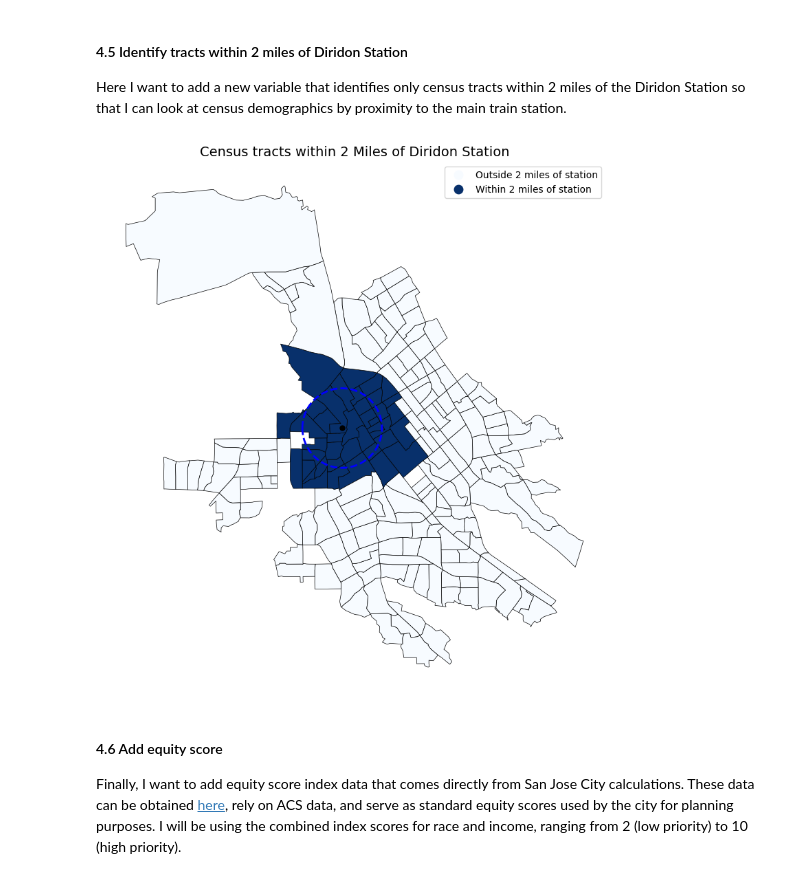
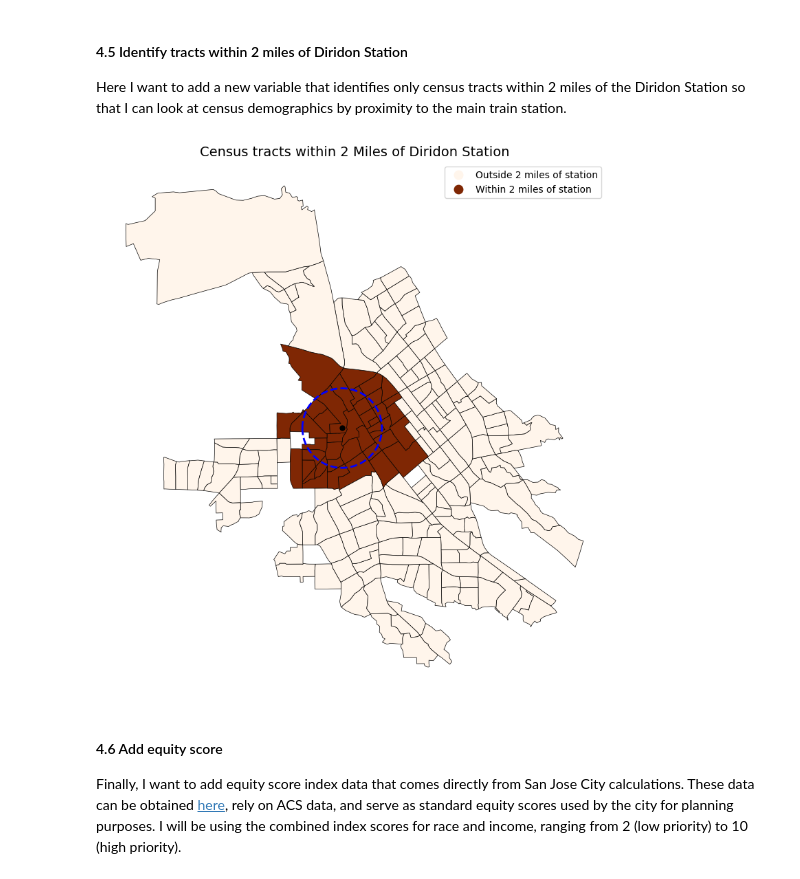
Before and after one commit to kaseyzapatka/sanjose_case_study, a Jupyter notebook: code/code.ipynb, the cells around one changed output. Saved outputs shown, nothing was run; the diff lists cells and outputs as text; code cells hidden in the pictures.

```diff
--- a/code/code.ipynb
+++ b/code/code.ipynb
@@ -29,13 +29,8 @@ parcels = gpd.read_file("../data/Parcels/Parcels.shp")
 zoning = gpd.read_file("../data/Zoning_Districts/Zoning_Districts.shp")
 railroad = gpd.read_file("../data/Railroad/Railroad.shp")
 bikeways = gpd.read_file("../data/Bikeways/Bikeways.shp")
-parking = gpd.read_file("../data/Downtown_Parking_Lots/Downtown_Parking_Lots.shp")
 bikeracks = gpd.read_file("../data/Bike_Racks/Bike_Racks.shp")
 affordable_housing = gpd.read_file("../data/Affordable_Rental_Housing/Affordable_Rental_Housing.shp")
-tract_boundaries = gpd.read_file("../data/Tract_Boundaries/Tract_Boundaries.shp")
-neighborhoods = gpd.read_file("../data/Neighborhoods/Neighborhoods.shp")
-transportation = gpd.read_file("../data/Multimodal_Transportation_Improvement_Plan_Areas/Multimodal_Transportation_Improvement_Plan_Areas.shp")
-demographics = gpd.read_file("../data/Demographics_by_Census_Block/Demographics_by_Census_Block.shp")
 equity = gpd.read_file("../data/Equity_Index_Census_Tracts/Equity_Index_Census_Tracts.shp")
 
 # remove union pacific since its a freight train
@@ -703,35 +698,35 @@ bikeways = bikeways.to_crs(epsg=4269)
 parking = parking.to_crs(epsg=4269)
 bikeracks = bikeracks.to_crs(epsg=4269)
 
 # Map the column values to colors
 #colors = san_jose_tracts_with_acs["within_2mi_diridon"].map(color_map)
 
 # create figure
 fig, ax = plt.subplots(figsize=(10, 10))
 ax.axis("off")
 
 # Plot tract shapefile colored by rent-burdened percent
 san_jose_tracts_with_acs.plot(
     ax=ax,
     column="within_2mi_diridon_cat",
     categorical=True,       # <- treat values as categories
     legend=True,
-    cmap="Blues",        # Monotonic blue color scale
+    cmap="Oranges",        # Monotonic blue color scale
     edgecolor="black",   # optional: makes tract borders visible
     linewidth=0.5
 )
 
 # add station marker
 diridon_station.plot(ax=ax, color="black", marker=".", markersize=100, label="Diridon Station")
 buffer_2mile.boundary.plot(ax=ax, color="blue", linestyle="--", linewidth=2, label="1-mile radius")
 #bikeways.plot(ax = ax, color = 'green', alpha = 0.5, legend = True)
 #bikeracks.plot(ax = ax, color = 'red', alpha = 0.5, markersize = 2, legend = True)
 
 # add title
 ax.set_title("Census tracts within 2 Miles of Diridon Station", fontsize=14)
 plt.show()
 # %% [output]
-[figure, old version]
+[figure, new version]
 # %% [markdown]
 #### 4.6 Add equity score
 
```
Also changed, not shown: parts of 5 cells of this notebook, 1 other file.
